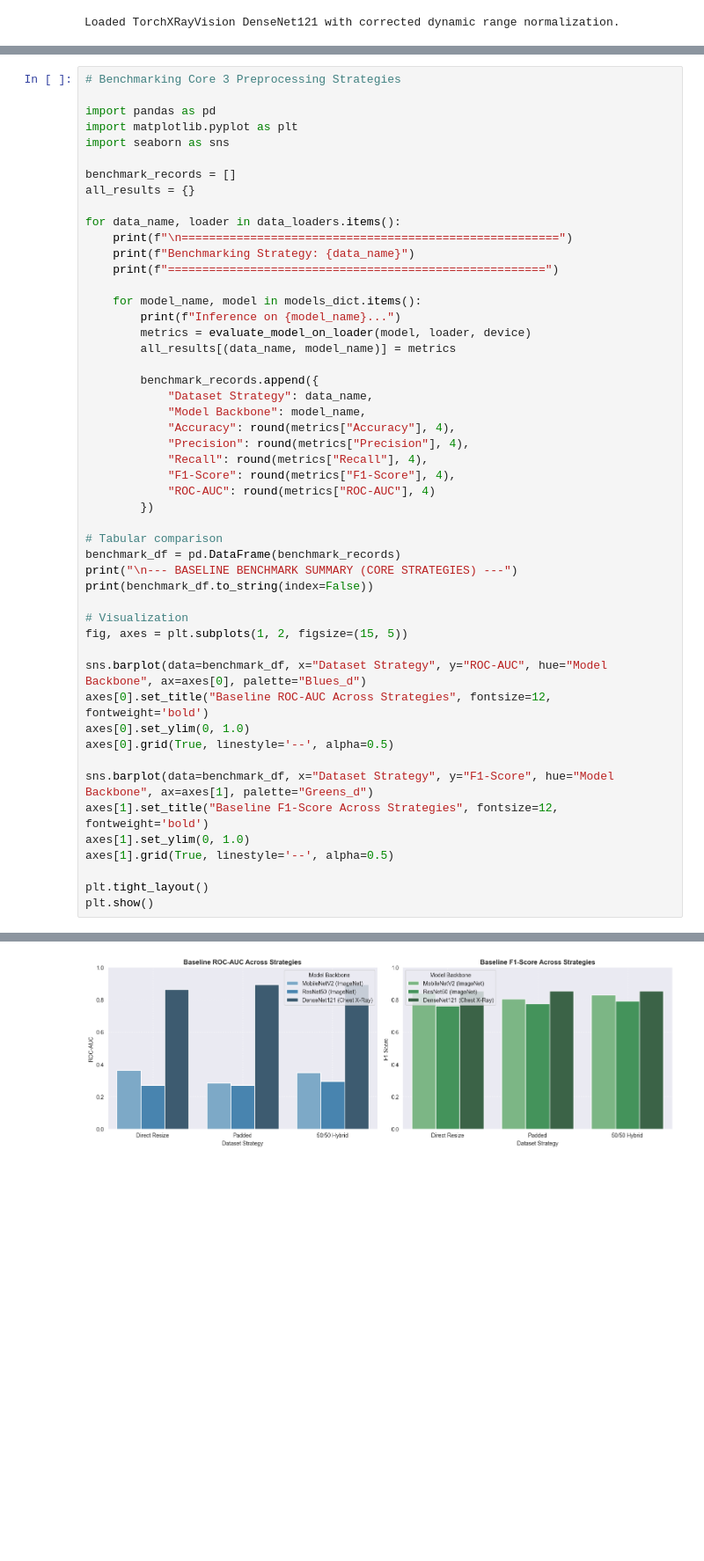
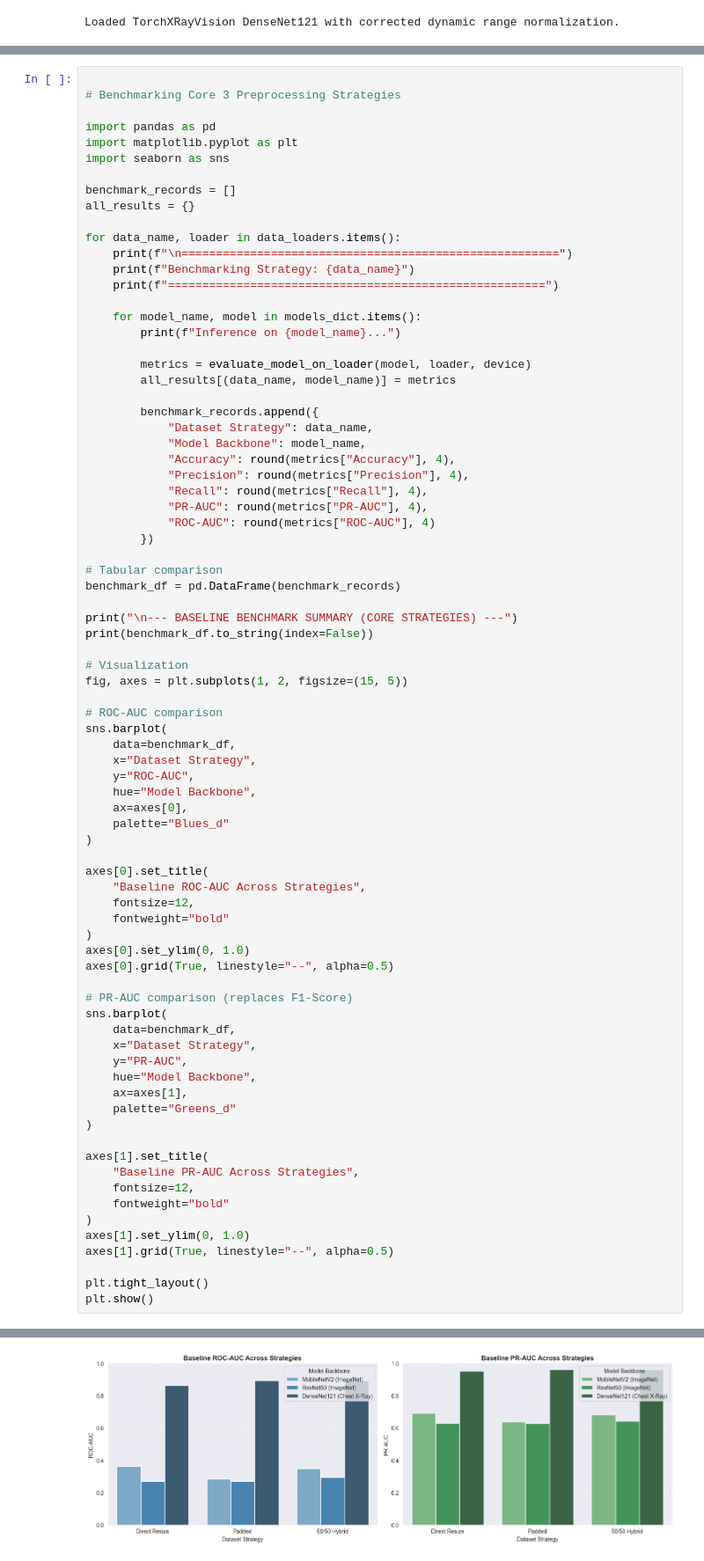
Before and after one commit to Amiroooo0/XRay-PneumoNet, a Jupyter notebook: xrayDetection.ipynb, the cells around one changed output, grey strips where cells are left out. Shown at 88% size. Drawn from its saved outputs; the diff is of its cells as text; blank space fills up the shorter version.

Commit message:
fix(visualization): Replace F1-Score with PR-AUC in benchmark evaluation

```diff
--- a/xrayDetection.ipynb
+++ b/xrayDetection.ipynb
@@ -708,4 +736,5 @@ def evaluate_model_on_loader(model, loader, device):
 # %%
+
 # Benchmarking Core 3 Preprocessing Strategies
 
 import pandas as pd
@@ -722,6 +751,7 @@ for data_name, loader in data_loaders.items():
 
     for model_name, model in models_dict.items():
         print(f"Inference on {model_name}...")
+
         metrics = evaluate_model_on_loader(model, loader, device)
         all_results[(data_name, model_name)] = metrics
 
@@ -731,27 +761,54 @@ for data_name, loader in data_loaders.items():
             "Accuracy": round(metrics["Accuracy"], 4),
             "Precision": round(metrics["Precision"], 4),
             "Recall": round(metrics["Recall"], 4),
-            "F1-Score": round(metrics["F1-Score"], 4),
+            "PR-AUC": round(metrics["PR-AUC"], 4),
             "ROC-AUC": round(metrics["ROC-AUC"], 4)
         })
 
 # Tabular comparison
 benchmark_df = pd.DataFrame(benchmark_records)
+
 print("\n--- BASELINE BENCHMARK SUMMARY (CORE STRATEGIES) ---")
 print(benchmark_df.to_string(index=False))
 
 # Visualization
 fig, axes = plt.subplots(1, 2, figsize=(15, 5))
 
-sns.barplot(data=benchmark_df, x="Dataset Strategy", y="ROC-AUC", hue="Model Backbone", ax=axes[0], palette="Blues_d")
-axes[0].set_title("Baseline ROC-AUC Across Strategies", fontsize=12, fontweight='bold')
+# ROC-AUC comparison
+sns.barplot(
+    data=benchmark_df,
+    x="Dataset Strategy",
+    y="ROC-AUC",
+    hue="Model Backbone",
+    ax=axes[0],
+    palette="Blues_d"
+)
+
+axes[0].set_title(
+    "Baseline ROC-AUC Across Strategies",
+    fontsize=12,
+    fontweight="bold"
+)
 axes[0].set_ylim(0, 1.0)
-axes[0].grid(True, linestyle='--', alpha=0.5)
+axes[0].grid(True, linestyle="--", alpha=0.5)
 
-sns.barplot(data=benchmark_df, x="Dataset Strategy", y="F1-Score", hue="Model Backbone", ax=axes[1], palette="Greens_d")
-axes[1].set_title("Baseline F1-Score Across Strategies", fontsize=12, fontweight='bold')
+# PR-AUC comparison (replaces F1-Score)
+sns.barplot(
+    data=benchmark_df,
+    x="Dataset Strategy",
+    y="PR-AUC",
+    hue="Model Backbone",
+    ax=axes[1],
+    palette="Greens_d"
+)
+
+axes[1].set_title(
+    "Baseline PR-AUC Across Strategies",
+    fontsize=12,
+    fontweight="bold"
+)
 axes[1].set_ylim(0, 1.0)
-axes[1].grid(True, linestyle='--', alpha=0.5)
+axes[1].grid(True, linestyle="--", alpha=0.5)
 
 plt.tight_layout()
 plt.show()
@@ -776 +833 @@ Inference on ResNet50 (ImageNet)...
-[figure, old version]
+[figure, new version]
```
Also changed, not shown: parts of 4 cells of this notebook.
